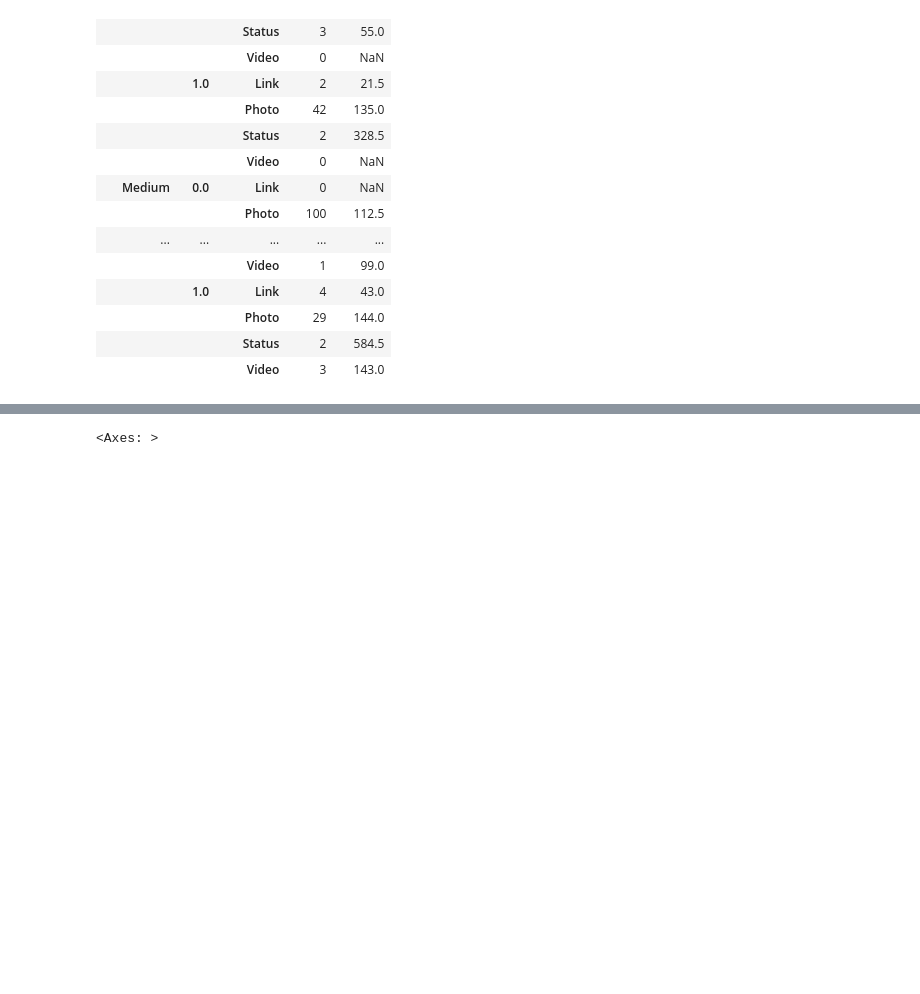
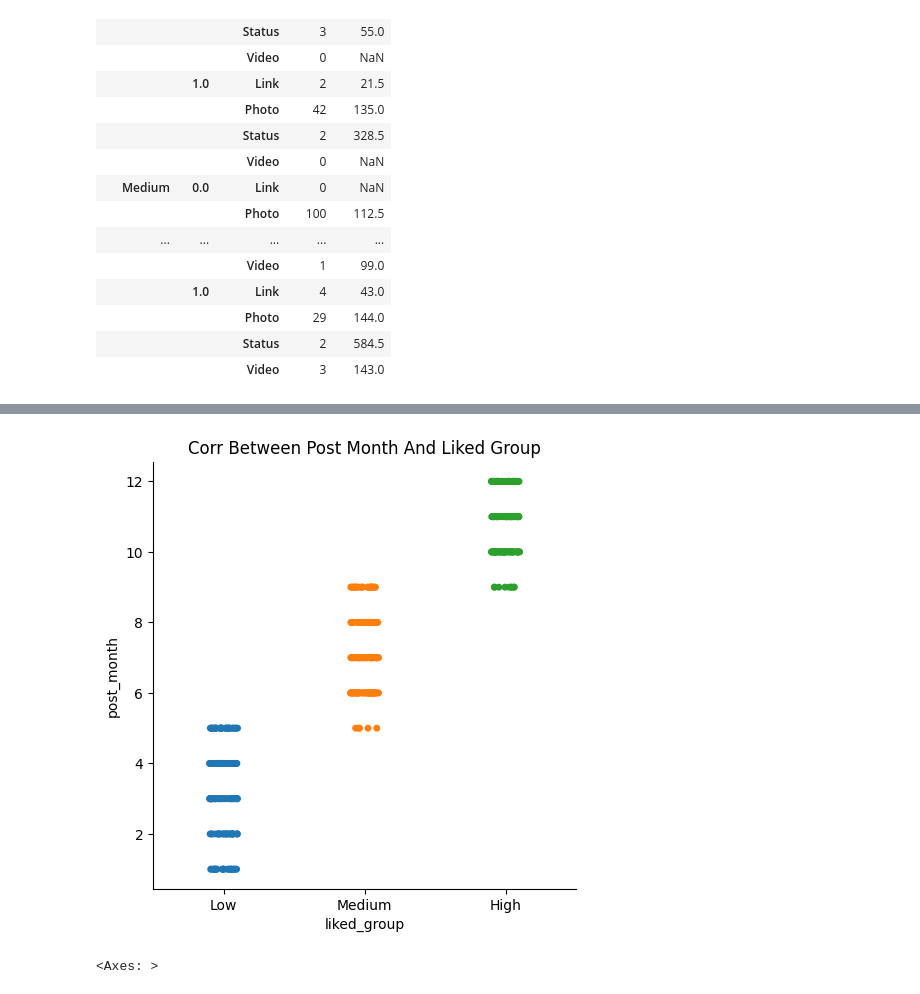
Before and after one commit to liammarsadeh/Facebook-Dataset-Project, a Jupyter notebook: FaceBook_dataset.ipynb, the cells around one changed output, grey strips where cells are left out. Drawn from its saved outputs; the diff is of its cells as text; code cells hidden in the pictures; blank space fills up the shorter version.

```diff
--- a/FaceBook_dataset.ipynb
+++ b/FaceBook_dataset.ipynb
@@ -203,3 +208,13 @@ df.groupby(['liked_group',
+# %%
+"""
+- Low has a certain months that Medium doesn't post in it and Medium has a certatin month where high doesn't touch it!!!
+- there's a high correlation between them !!!
+"""
+sns.catplot(x= 'liked_group',y='post_month',data=df,hue='liked_group')
+plt.title('Corr Between Post Month And Liked Group')
+plt.show()
+# %% [output]
+[figure, added]
 # %%
 plt.figure(figsize=(15,12))
 sns.heatmap(data=df.corr(numeric_only=True),annot=True)
```
Also changed, not shown: parts of 13 cells of this notebook.
